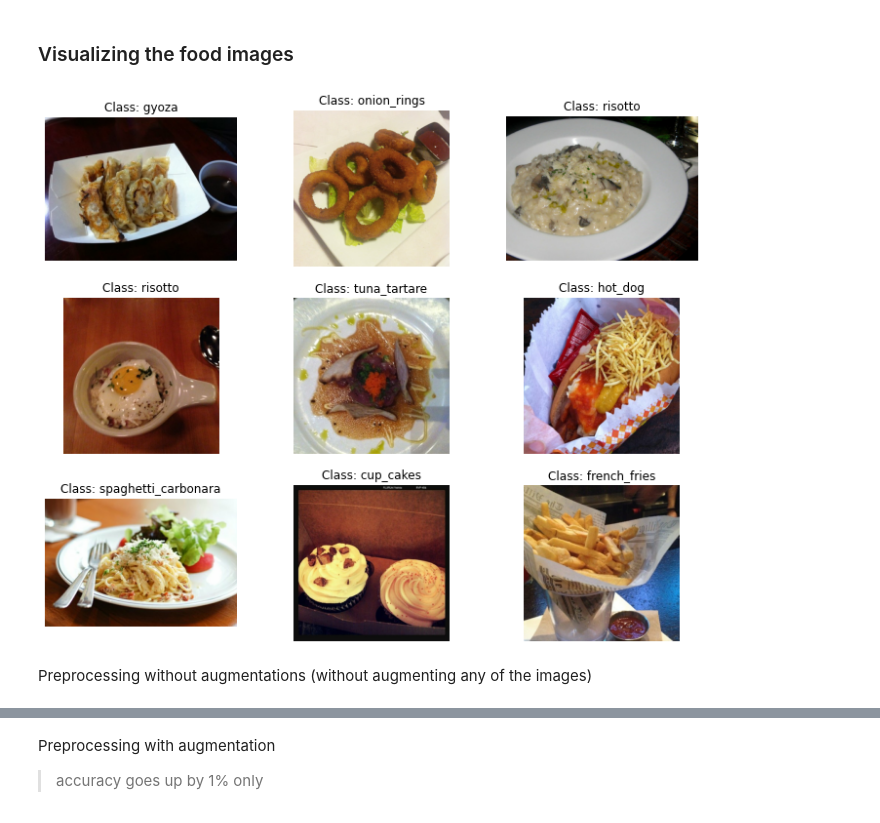
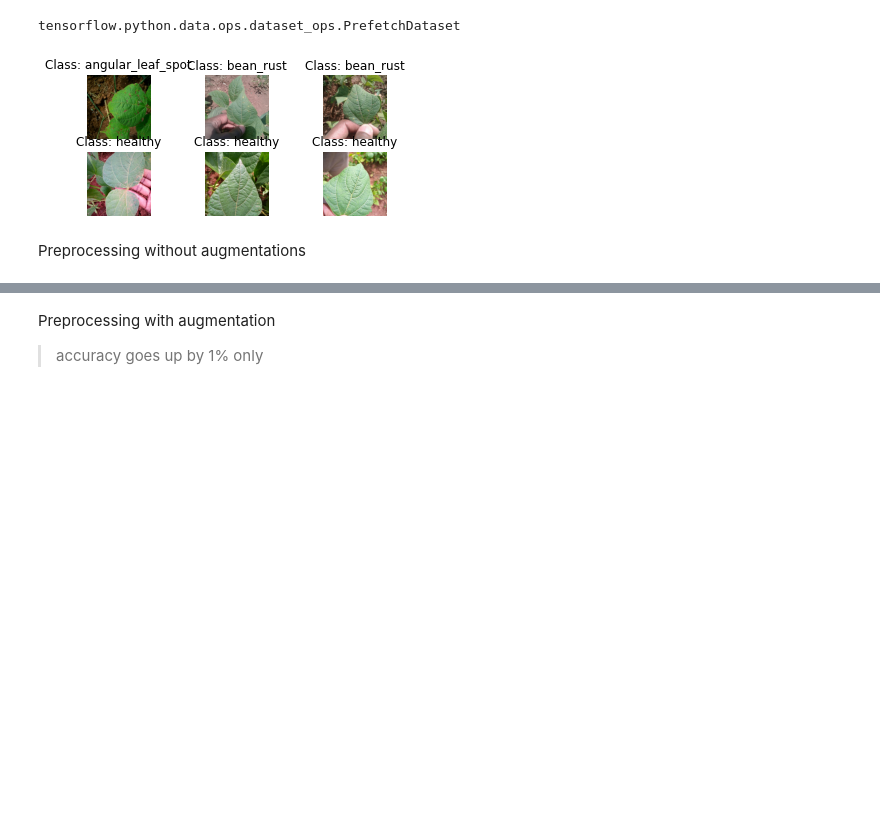
Before and after one commit to amqsabnur/Image-Classification-using-CNN, a Jupyter notebook: Image Classification using CNN.ipynb, the cells around one changed output, grey strips where cells are left out. Cells and saved outputs as stored; diff of their text form; code cells hidden in the pictures; blank space fills up the shorter version.

```diff
--- a/Image Classification using CNN.ipynb
+++ b/Image Classification using CNN.ipynb
@@ -34,4 +67,4 @@ os.makedirs(IMAGES_PATH, exist_ok=True)
 # %%
 import tensorflow_datasets as tfds
 
-dataset, info = tfds.load("food101", as_supervised=True, with_info=True)
+dataset, info = tfds.load("beans", as_supervised=True, with_info=True)
@@ -87,23 +95,24 @@ Splitting dataset into a training set, a validation set, and a test set.
 # %%
 test_set_raw, valid_set_raw, train_set_raw = tfds.load(
-    "food101",
+    "beans",
     split=["train[:10%]", "train[10%:25%]", "train[25%:]"],
     as_supervised=True)
-# %% [markdown]
-### Visualizing the food images
+# %%
+type(train_set_raw)
+# %% [output]
+tensorflow.python.data.ops.dataset_ops.PrefetchDataset
 # %%
-plt.figure(figsize=(12, 10))
 index = 0
-for image, label in train_set_raw.take(9):
+for image, label in train_set_raw.take(6):
     index += 1
     plt.subplot(3, 3, index)
     plt.imshow(image)
     plt.title("Class: {}".format(class_names[label]))
     plt.axis("off")
 
 plt.show()
 # %% [output]
-[figure, old version]
+[figure, new version]
 # %% [markdown]
-Preprocessing without augmentations (without augmenting any of the images)
+Preprocessing without augmentations
 # %%
```
Also changed, not shown: parts of 19 cells of this notebook.
